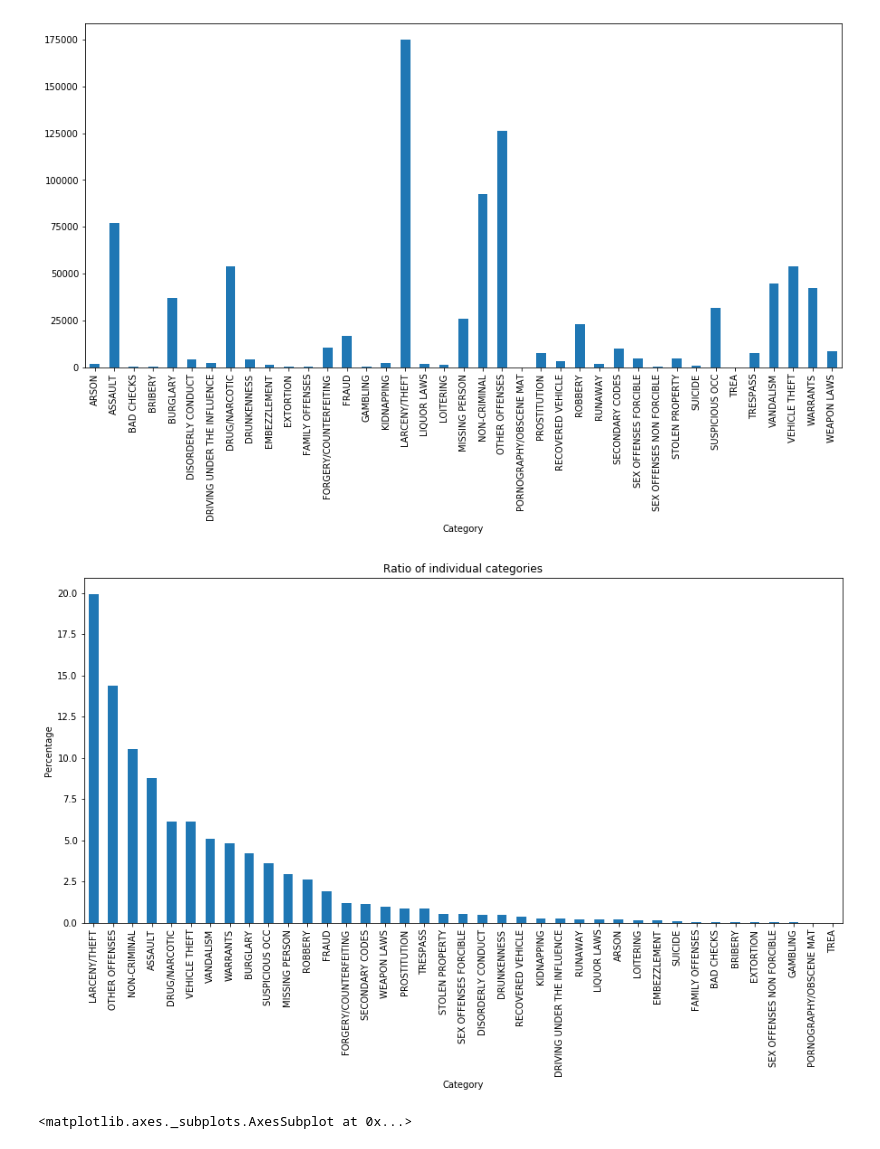
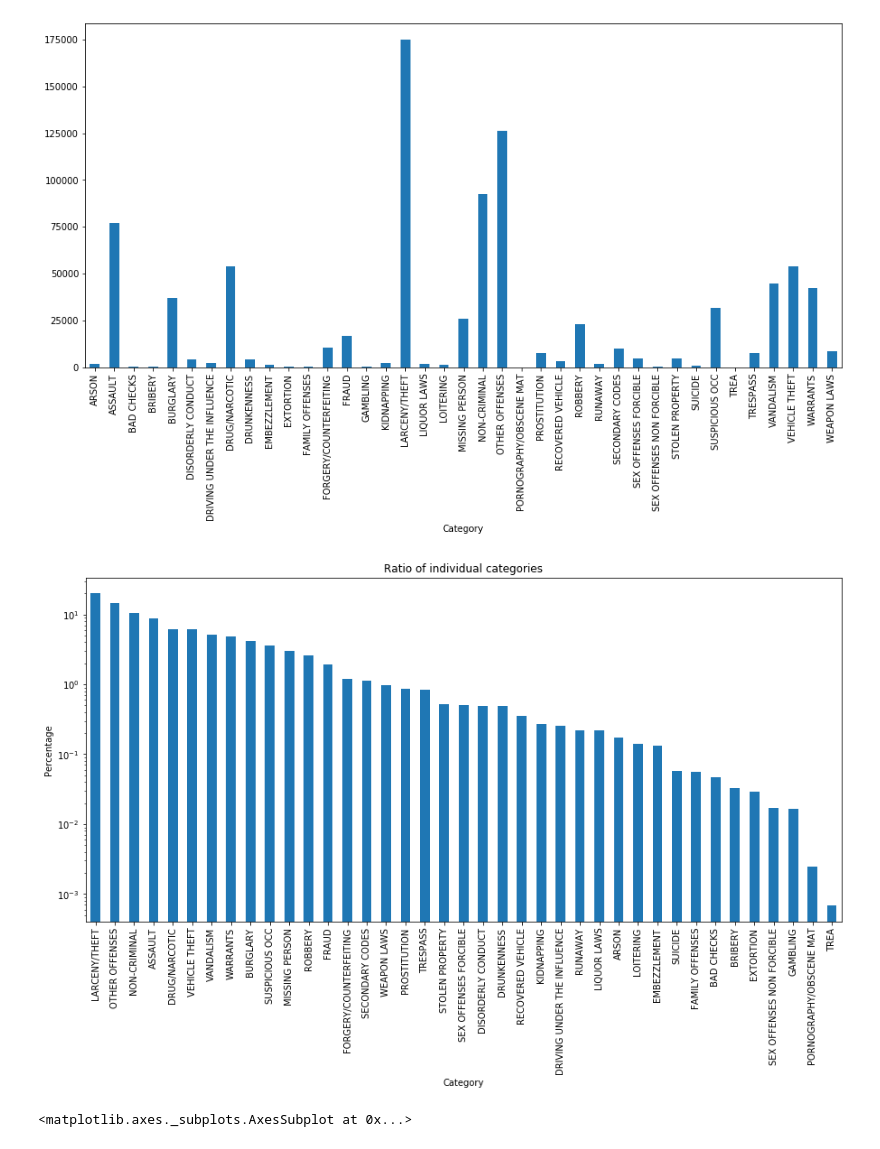
Before and after one commit to Frustrado/Crime-Classification, a Jupyter notebook: SF_crimes_analysis.ipynb, the cells around one changed output. Cells and saved outputs as stored; diff of their text form; code cells hidden in the pictures.

```diff
--- a/SF_crimes_analysis.ipynb
+++ b/SF_crimes_analysis.ipynb
@@ -134,12 +152,12 @@ df_category.plot(kind='bar',figsize=(15,7))
 # %%
 df_cat_percentage = (df_category/df_category.sum()*100).sort_values(ascending=False)
 title = "Ratio of individual categories"
 plt.figure()
-df_cat_percentage.plot(kind='bar',figsize=(15,7), title=title)
+df_cat_percentage.plot(kind='bar',figsize=(15,7), title=title, logy=True)
 plt.ylabel('Percentage')
 plt.show()
 # %% [output]
-[figure, old version]
+[figure, new version]
 # %%
 df_dayOfWeek = train_df.groupby(['DayOfWeek'])['Dates'].count()
 df_dayOfWeek.plot(kind='bar',figsize=(15,7))
```
Also changed, not shown: parts of 14 cells of this notebook.
